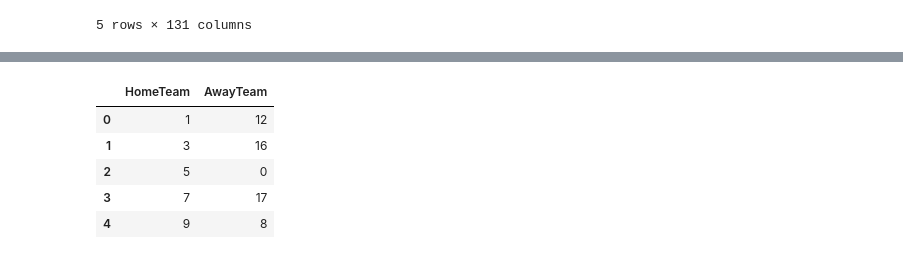
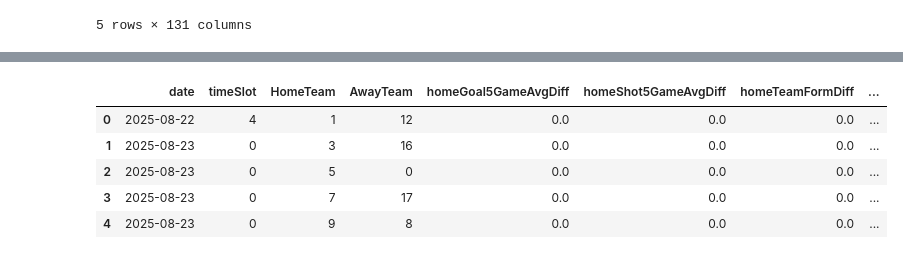
Before and after one commit to LinuBau/win_bundesliga, a Jupyter notebook: win_bundesliga_ki.ipynb, the cells around one changed output, grey strips where cells are left out. Saved outputs shown, nothing was run; the diff lists cells and outputs as text; code cells hidden in the pictures.

Commit message:
feat:added more prediction features and addes XBG perdiction

```diff
--- a/win_bundesliga_ki.ipynb
+++ b/win_bundesliga_ki.ipynb
@@ -1,7 +1,9 @@
 # %%
-import pandas as p
-df_full = p.read_csv("D1.csv")
-df_clean = p.DataFrame()
+import pandas as pd
+import numpy as np
+
+df_full = pd.read_csv("D1.csv")
+df_clean = pd.DataFrame()
 df_full.head()
 # %% [output]
 |  | Div | Date | Time | HomeTeam | AwayTeam | FTHG | FTAG | FTR | HTHG | HTAG | ... | ... |
@@ -11,7 +13,11 @@ df_full.head()
 | 3 | D1 | 23/08/2025 | 14:30 | Heidenheim | Wolfsburg | 1 | 3 | A | 1 | 1 | ... | ... |
 | 4 | D1 | 23/08/2025 | 14:30 | Leverkusen | Hoffenheim | 1 | 2 | A | 1 | 1 | ... | ... |
 5 rows × 131 columns
+# %%
+df_full['Date'] = pd.to_datetime(df_full['Date'],format="%d/%m/%Y")
+last_date_of_date = df_full['Date'].max()
+df_full['daystoLast'] = (last_date_of_date-df_full['Date']).dt.days
 # %%
-team_s = sorted(df_full['HomeTeam'].unique())
-team_map = {team:i for i,team in enumerate(team_s)}
-team_map
+team_map = {team:i for i,team in enumerate(sorted(df_full['HomeTeam'].unique()))}
+outcome_map = {outcome:i for i,outcome in enumerate(sorted(df_full['FTR'].unique()))}
+time_slot_map = {time_slot:i for i,time_slot in enumerate(sorted(df_full['Time'].unique()))}
@@ -37,11 +162,36 @@ team_map
+# %%
+df_full['Home_Avg_Last5_Goal'] = df_full.apply(lambda row: calculate_rolling_goal_avg(row,'HomeTeam',df_full),axis=1)
+df_full['Away_Avg_Last5_Goal'] = df_full.apply(lambda row: calculate_rolling_goal_avg(row,'AwayTeam',df_full),axis=1)
+df_full['Home_Avg_Last5_Shot'] = df_full.apply(lambda row: calculate_rolling_shot_avg(row,'HomeTeam',df_full),axis=1)
+df_full['Away_Avg_Last5_Shot'] = df_full.apply(lambda row: calculate_rolling_shot_avg(row,'AwayTeam',df_full),axis=1)
+df_full['HomePoints'] = df_full.apply(lambda x: get_points(x, 'Home'), axis=1)
+df_full['AwayPoints'] = df_full.apply(lambda x: get_points(x, 'Away'), axis=1)
+df_full['Home_Last_3_Points'] = df_full.apply(lambda row:calculate_rolling_goal_avg(row,'HomeTeam',df_full),axis=1)
+df_full['Away_Last_3_Points'] = df_full.apply(lambda row:calculate_rolling_goal_avg(row,'AwayTeam',df_full),axis=1)
+df_full['Home_Form_Last_3'], df_full['Away_Form_Last_3'] = get_rolling_team_form(df_full, window=3)
 # %%
+#Date for Split
+df_clean['date'] = df_full['Date']
+#Data for Prediction
+df_clean['timeSlot'] = df_full['Time'].map(time_slot_map)
 df_clean['HomeTeam']=df_full['HomeTeam'].map(team_map)
 df_clean['AwayTeam'] = df_full['AwayTeam'].map(team_map)
+df_clean['homeGoal5GameAvgDiff'] = df_full['Home_Avg_Last5_Goal']-df_full['Away_Avg_Last5_Goal']
+df_clean['homeShot5GameAvgDiff'] = df_full['Home_Avg_Last5_Shot'] - df_full['Away_Avg_Last5_Shot']
+df_clean['homeTeamFormDiff'] = df_full['Home_Form_Last_3'] - df_full['Away_Form_Last_3']
+df_clean['bookmakerHomeWinOdds'] = df_full['AvgH']
+df_clean['bookmakerHomeDrawOdds'] = df_full['AvgD']
+df_clean['bookmakerAwayWinOdds'] = df_full['AvgA']
+
+
+#Predict Value
+df_clean['homeWin'] = df_full['FTR'].map(outcome_map)
+
 df_clean.head()
 # %% [output]
-|  | HomeTeam | AwayTeam |
-| 0 | 1 | 12 |
-| 1 | 3 | 16 |
-| 2 | 5 | 0 |
-| 3 | 7 | 17 |
-| 4 | 9 | 8 |
+|  | date | timeSlot | HomeTeam | AwayTeam | homeGoal5GameAvgDiff | homeShot5GameAvgDiff | homeTeamFormDiff | ... |
+| 0 | 2025-08-22 | 4 | 1 | 12 | 0.0 | 0.0 | 0.0 | ... |
+| 1 | 2025-08-23 | 0 | 3 | 16 | 0.0 | 0.0 | 0.0 | ... |
+| 2 | 2025-08-23 | 0 | 5 | 0 | 0.0 | 0.0 | 0.0 | ... |
+| 3 | 2025-08-23 | 0 | 7 | 17 | 0.0 | 0.0 | 0.0 | ... |
+| 4 | 2025-08-23 | 0 | 9 | 8 | 0.0 | 0.0 | 0.0 | ... |
```
Also changed, not shown: parts of 11 cells of this notebook.
